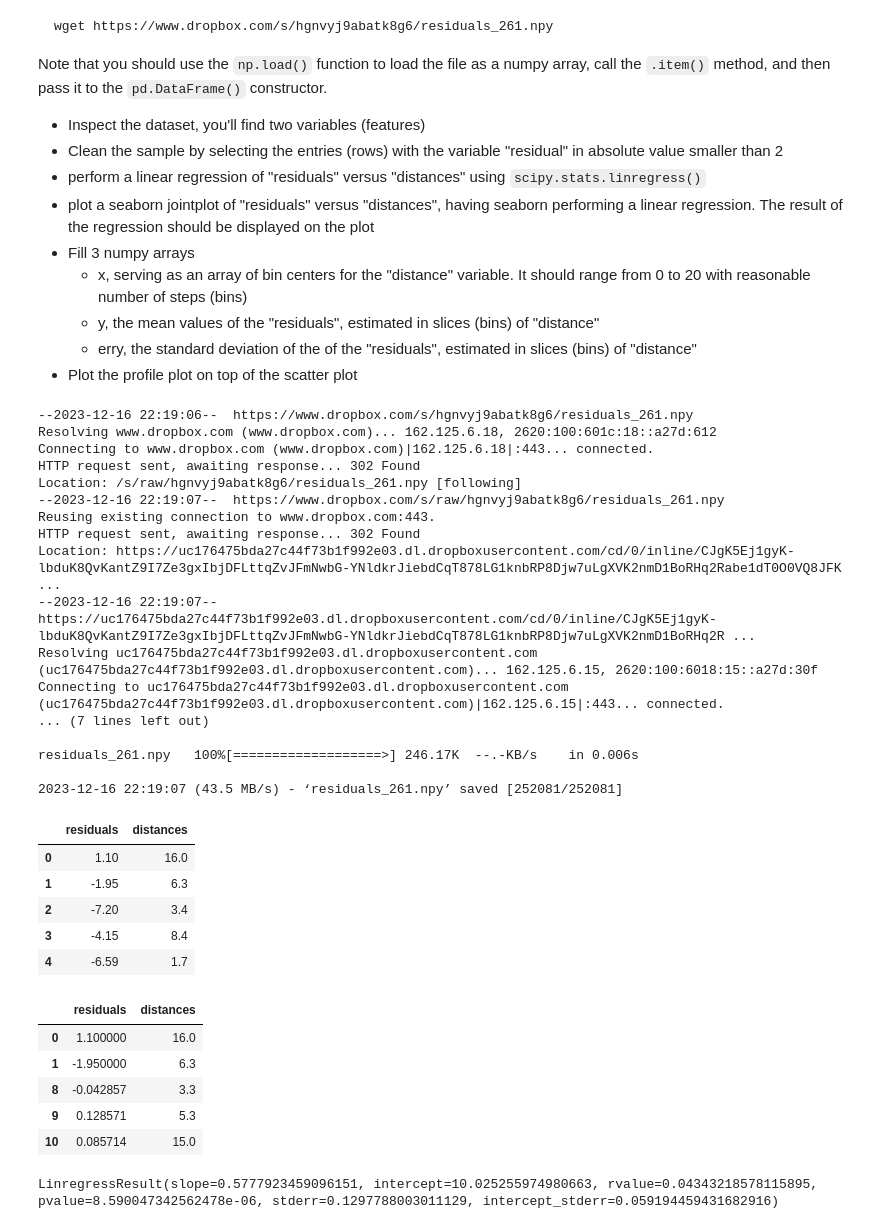
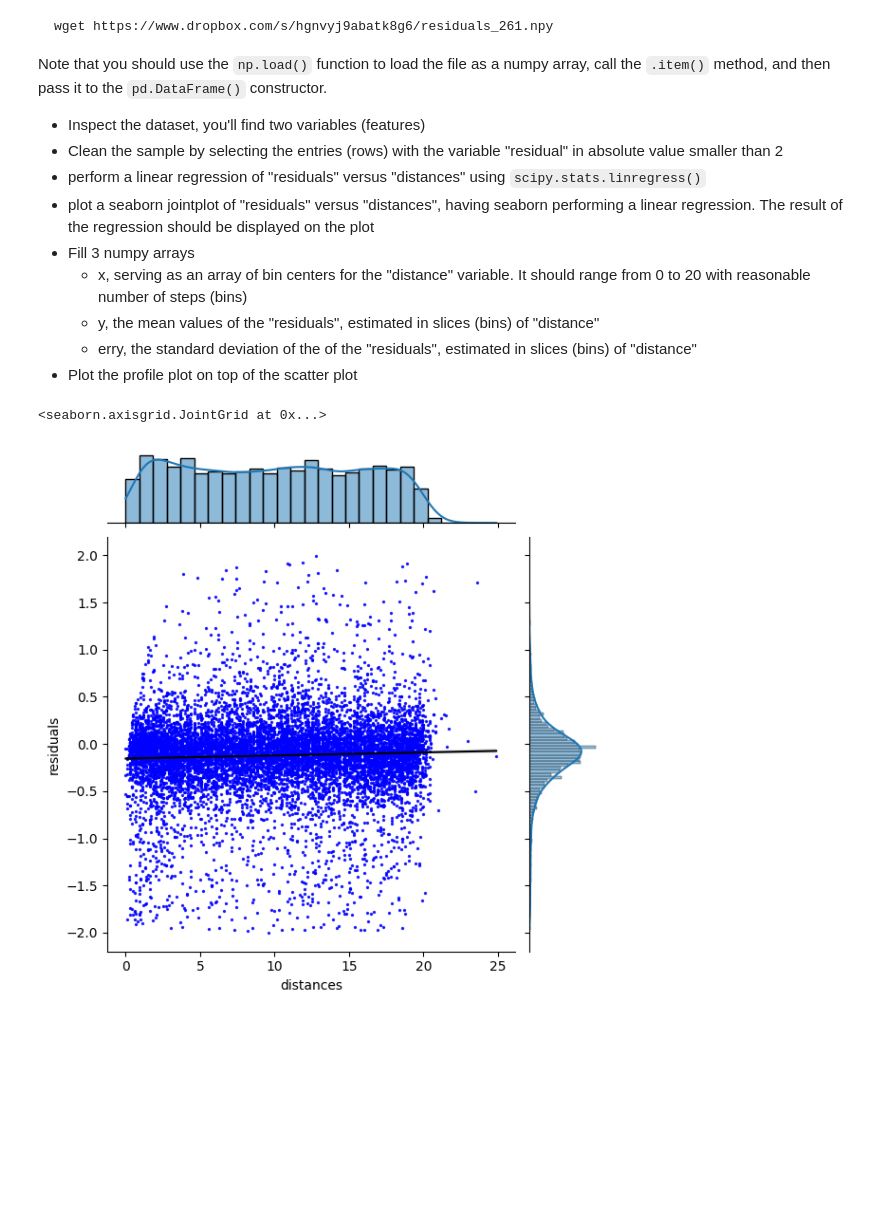
Before and after one commit to GiancarloSaran/LaboratoryOfComputationalPhysics_Y6, a Jupyter notebook: 07ex_Visualization.ipynb, the cells around one changed output. Saved outputs shown, nothing was run; the diff lists cells and outputs as text; code cells hidden in the pictures; blank space fills up the shorter version.

```diff
--- a/07ex_Visualization.ipynb
+++ b/07ex_Visualization.ipynb
@@ -116,47 +111,15 @@ Note that you should use the `np.load()` function to load the file as a numpy ar
   * erry, the standard deviation of the  of the "residuals", estimated in slices (bins) of "distance"
 * Plot the profile plot on top of the scatter plot
 # %%
-!wget https://www.dropbox.com/s/hgnvyj9abatk8g6/residuals_261.npy
+!wget -q -nc https://www.dropbox.com/s/hgnvyj9abatk8g6/residuals_261.npy
 
-dct = np.load("residuals_261.npy",allow_pickle=True ).item()
+dct = np.load("residuals_261.npy",allow_pickle=True).item()
 data = pd.DataFrame(dct)
-data.head()
+df = data[np.abs(data['residuals'])<2]
-# %% [output]
---2023-12-16 22:19:06--  https://www.dropbox.com/s/hgnvyj9abatk8g6/residuals_261.npy
-Resolving www.dropbox.com (www.dropbox.com)... 162.125.6.18, 2620:100:601c:18::a27d:612
-Connecting to www.dropbox.com (www.dropbox.com)|162.125.6.18|:443... connected.
-HTTP request sent, awaiting response... 302 Found
-Location: /s/raw/hgnvyj9abatk8g6/residuals_261.npy [following]
---2023-12-16 22:19:07--  https://www.dropbox.com/s/raw/hgnvyj9abatk8g6/residuals_261.npy
-Reusing existing connection to www.dropbox.com:443.
-HTTP request sent, awaiting response... 302 Found
-Location: https://uc176475bda27c44f73b1f992e03.dl.dropboxusercontent.com/cd/0/inline/CJgK5Ej1gyK-lbduK8QvKantZ9I7Ze3gxIbjDFLttqZvJFmNwbG-YNldkrJiebdCqT878LG1knbRP8Djw7uLgXVK2nmD1BoRHq2Rabe1dT0O0VQ8JFK ...
---2023-12-16 22:19:07--  https://uc176475bda27c44f73b1f992e03.dl.dropboxusercontent.com/cd/0/inline/CJgK5Ej1gyK-lbduK8QvKantZ9I7Ze3gxIbjDFLttqZvJFmNwbG-YNldkrJiebdCqT878LG1knbRP8Djw7uLgXVK2nmD1BoRHq2R ...
-Resolving uc176475bda27c44f73b1f992e03.dl.dropboxusercontent.com (uc176475bda27c44f73b1f992e03.dl.dropboxusercontent.com)... 162.125.6.15, 2620:100:6018:15::a27d:30f
-Connecting to uc176475bda27c44f73b1f992e03.dl.dropboxusercontent.com (uc176475bda27c44f73b1f992e03.dl.dropboxusercontent.com)|162.125.6.15|:443... connected.
-... (7 lines left out)
-
-residuals_261.npy   100%[===================>] 246.17K  --.-KB/s    in 0.006s
-
-2023-12-16 22:19:07 (43.5 MB/s) - ‘residuals_261.npy’ saved [252081/252081]
-|  | residuals | distances |
-| 0 | 1.10 | 16.0 |
-| 1 | -1.95 | 6.3 |
-| 2 | -7.20 | 3.4 |
-| 3 | -4.15 | 8.4 |
-| 4 | -6.59 | 1.7 |
-# %%
-df = data[np.abs(data['residuals'])<=2]
-df.head()
-# %% [output]
-|  | residuals | distances |
-| 0 | 1.100000 | 16.0 |
-| 1 | -1.950000 | 6.3 |
-| 8 | -0.042857 | 3.3 |
-| 9 | 0.128571 | 5.3 |
-| 10 | 0.085714 | 15.0 |
 # %%
 from scipy.stats import linregress as lrg
-lrg(df['residuals'], df['distances'])
+lrg(df['distances'], df['residuals'])
+sns.jointplot(df, x='distances', y='residuals', kind='reg', scatter_kws={'color':'b', 's':2}, line_kws={'color':'black', 'linewidth':1.5})
 # %% [output]
-LinregressResult(slope=0.5777923459096151, intercept=10.025255974980663, rvalue=0.04343218578115895, pvalue=8.590047342562478e-06, stderr=0.1297788003011129, intercept_stderr=0.059194459431682916)
+<seaborn.axisgrid.JointGrid at 0x...>
+[figure, added]
```
Also changed, not shown: parts of 9 cells of this notebook.
